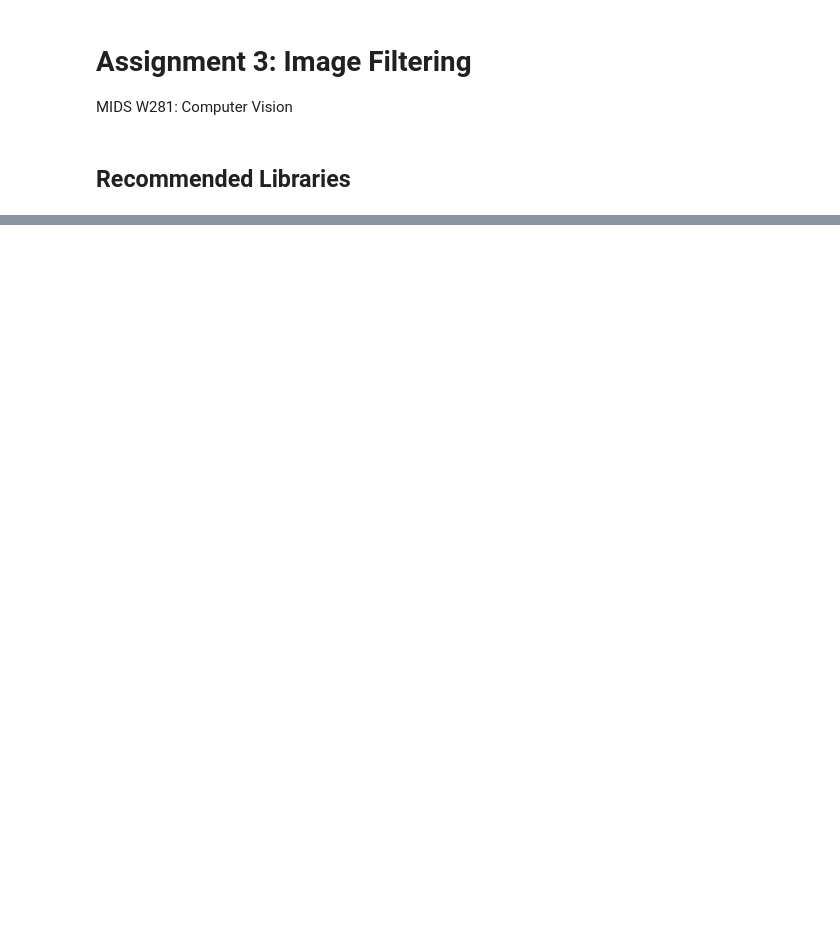
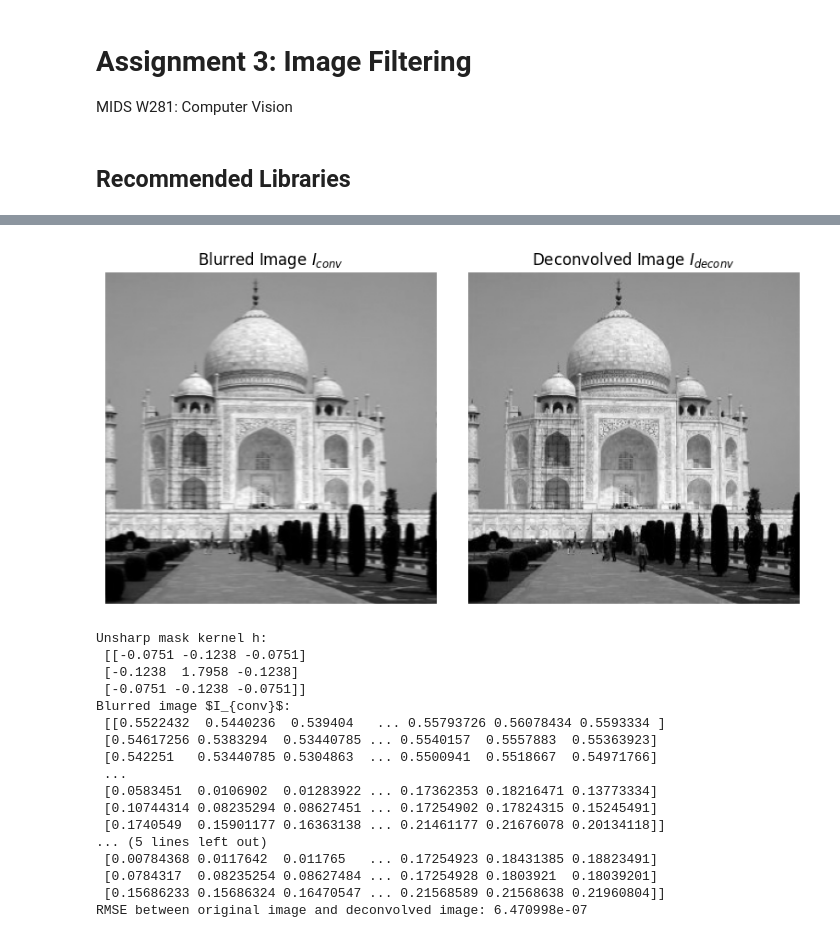
Before and after one commit to prgabriel/DATASCI_281, a Jupyter notebook: Assignments/assignment-3-prgabriel/assignment3.ipynb, the cells around one changed output, grey strips where cells are left out. Saved outputs shown, nothing was run; the diff lists cells and outputs as text; code cells hidden in the pictures; blank space fills up the shorter version.

Commit message:
Add files via upload
Completed both parts. Refactored code to handle both 1D and 2D arrays for convolution and deconvolution parts.

```diff
--- a/Assignments/assignment-3-prgabriel/assignment3.ipynb
+++ b/Assignments/assignment-3-prgabriel/assignment3.ipynb
@@ -177,11 +204,59 @@ def deconvolution(in_im, g1):
 # %%
 # use this cell (and more as needed) to implement your code and display + save the two output images:
 # blurred image [I_conv]
 # deconvolved image [I_deconv]
 # RMSE between I and I_deconv
 
 im_path = 'images/taj.png'
 im = plt.imread(im_path)
 
 # blurring filter provided by the assignment
 g1 = np.array([0.274, 0.452, 0.274])
+
+# 1. Convolve the image with the blurring filter
+I_conv = convolution(im, g1)
+
+# 2. Deconvolve the blurred image
+I_deconv = deconvolution(I_conv, g1)
+
+# 3. Compute RMSE between original image and deconvolved image
+error_deconv = rmse(im, I_deconv)
+
+# 4. Display and save results
+plt.figure(figsize=(8, 4))
+plt.subplot(1, 2, 1)
+plt.imshow(I_conv, cmap='gray')
+plt.title('Blurred Image $I_{conv}$')
+plt.axis('off')
+
+
+plt.subplot(1, 2, 2)
+plt.imshow(I_deconv, cmap='gray')
+plt.title('Deconvolved Image $I_{deconv}$')
+plt.axis('off')
+plt.tight_layout()
+plt.show()
+
+print("Unsharp mask kernel h:\n", h)
+print("Blurred image $I_{conv}$:\n", I_conv)
+print("Deconvolved image $I_{deconv}$:\n", I_deconv)
+print("RMSE between original image and deconvolved image:", error_deconv)
+# %% [output]
+[figure, added]
+Unsharp mask kernel h:
+ [[-0.0751 -0.1238 -0.0751]
+ [-0.1238  1.7958 -0.1238]
+ [-0.0751 -0.1238 -0.0751]]
+Blurred image $I_{conv}$:
+ [[0.5522432  0.5440236  0.539404   ... 0.55793726 0.56078434 0.5593334 ]
+ [0.54617256 0.5383294  0.53440785 ... 0.5540157  0.5557883  0.55363923]
+ [0.542251   0.53440785 0.5304863  ... 0.5500941  0.5518667  0.54971766]
+ ...
+ [0.0583451  0.0106902  0.01283922 ... 0.17362353 0.18216471 0.13773334]
+ [0.10744314 0.08235294 0.08627451 ... 0.17254902 0.17824315 0.15245491]
+ [0.1740549  0.15901177 0.16363138 ... 0.21461177 0.21676078 0.20134118]]
+... (5 lines left out)
+ [0.00784368 0.0117642  0.011765   ... 0.17254923 0.18431385 0.18823491]
+ [0.0784317  0.08235254 0.08627484 ... 0.17254928 0.1803921  0.18039201]
+ [0.15686233 0.15686324 0.16470547 ... 0.21568589 0.21568638 0.21960804]]
+RMSE between original image and deconvolved image: 6.470998e-07
```
Also changed, not shown: parts of 4 cells of this notebook.
